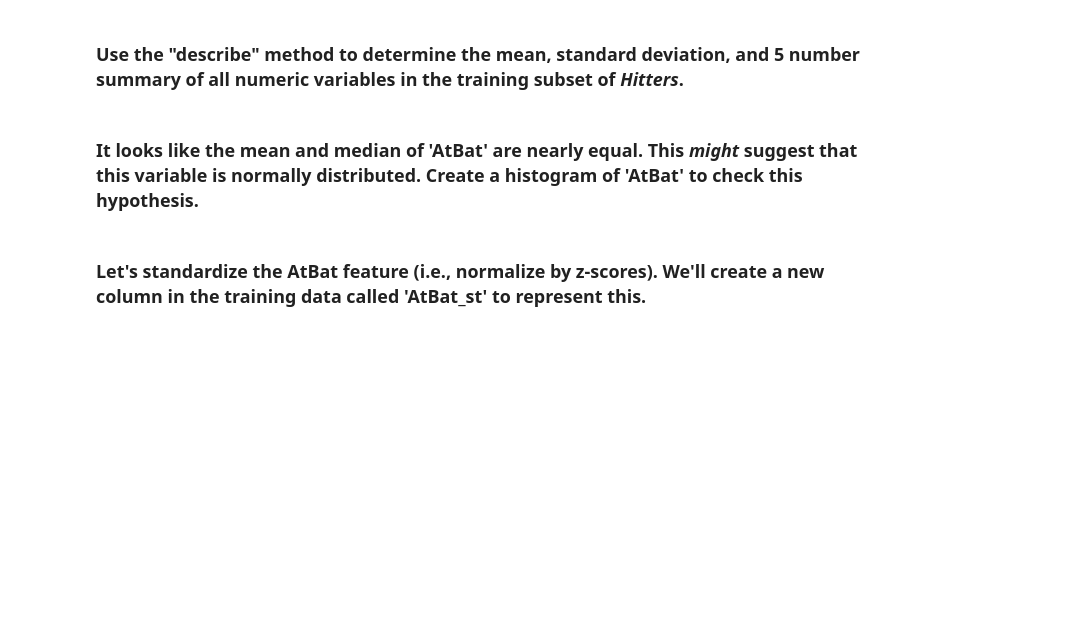
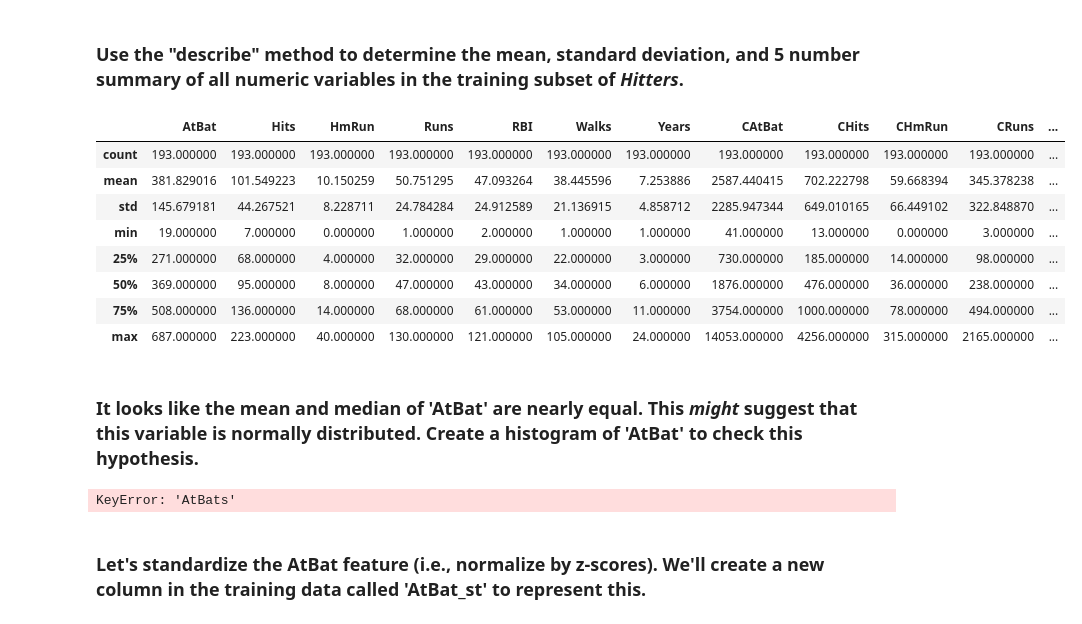
Before and after one commit to andalitta/code_2600, a Jupyter notebook: mod03_eda.ipynb, the cells around one changed output. Saved outputs shown, nothing was run; the diff lists cells and outputs as text; code cells hidden in the pictures; blank space fills up the shorter version.

Commit message:
Describe numerical training data, create AtBat histogram

```diff
--- a/mod03_eda.ipynb
+++ b/mod03_eda.ipynb
@@ -89,11 +91,24 @@ for j in range(len(subset.columns)):
 # %% [markdown]
 ### Use the "describe" method to determine the mean, standard deviation, and 5 number summary of all numeric variables in the training subset of _Hitters_.
 # %%
-#fillin
+Train.describe()
+# %% [output]
+|  | AtBat | Hits | HmRun | Runs | RBI | Walks | Years | CAtBat | CHits | CHmRun | CRuns | ... |
+| count | 193.000000 | 193.000000 | 193.000000 | 193.000000 | 193.000000 | 193.000000 | 193.000000 | 193.000000 | 193.000000 | 193.000000 | 193.000000 | ... |
+| mean | 381.829016 | 101.549223 | 10.150259 | 50.751295 | 47.093264 | 38.445596 | 7.253886 | 2587.440415 | 702.222798 | 59.668394 | 345.378238 | ... |
+| std | 145.679181 | 44.267521 | 8.228711 | 24.784284 | 24.912589 | 21.136915 | 4.858712 | 2285.947344 | 649.010165 | 66.449102 | 322.848870 | ... |
+| min | 19.000000 | 7.000000 | 0.000000 | 1.000000 | 2.000000 | 1.000000 | 1.000000 | 41.000000 | 13.000000 | 0.000000 | 3.000000 | ... |
+| 25% | 271.000000 | 68.000000 | 4.000000 | 32.000000 | 29.000000 | 22.000000 | 3.000000 | 730.000000 | 185.000000 | 14.000000 | 98.000000 | ... |
+| 50% | 369.000000 | 95.000000 | 8.000000 | 47.000000 | 43.000000 | 34.000000 | 6.000000 | 1876.000000 | 476.000000 | 36.000000 | 238.000000 | ... |
+| 75% | 508.000000 | 136.000000 | 14.000000 | 68.000000 | 61.000000 | 53.000000 | 11.000000 | 3754.000000 | 1000.000000 | 78.000000 | 494.000000 | ... |
+| max | 687.000000 | 223.000000 | 40.000000 | 130.000000 | 121.000000 | 105.000000 | 24.000000 | 14053.000000 | 4256.000000 | 315.000000 | 2165.000000 | ... |
 # %% [markdown]
 ### It looks like the mean and median of 'AtBat' are nearly equal. This _might_ suggest that this variable is normally distributed. Create a histogram of 'AtBat' to check this hypothesis.
 # %%
 #fillin
+plt.hist(Train['AtBat'])
+# %% [output]
+KeyError: 'AtBats'
 # %% [markdown]
 ### Let's standardize the AtBat feature (i.e., normalize by z-scores). We'll create a new column in the training data called 'AtBat_st' to represent this.
 # %%
```
Also changed, not shown: parts of 3 cells of this notebook.
